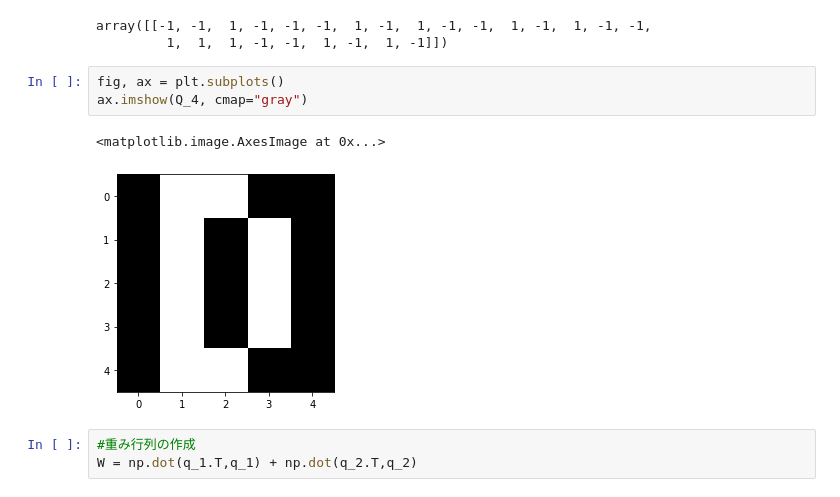
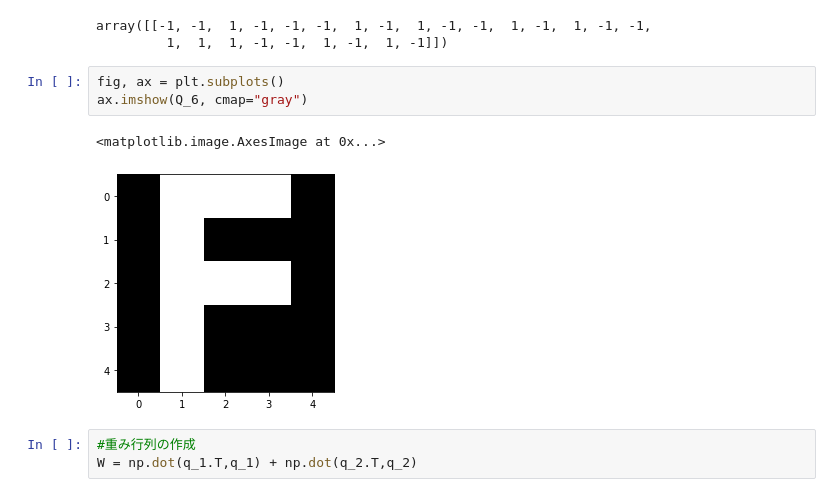
Before and after one commit to komei0727/hopfield_network, a Jupyter notebook: hopfield_network.ipynb, the cells around one changed output. Drawn from its saved outputs; the diff is of its cells as text.

```diff
--- a/hopfield_network.ipynb
+++ b/hopfield_network.ipynb
@@ -22,10 +22,10 @@ array([[-1, -1,  1, -1, -1, -1,  1, -1,  1, -1, -1,  1, -1,  1, -1, -1,
          1,  1,  1, -1, -1,  1, -1,  1, -1]])
 # %%
 fig, ax = plt.subplots()
-ax.imshow(Q_4, cmap="gray")
+ax.imshow(Q_6, cmap="gray")
 # %% [output]
 <matplotlib.image.AxesImage at 0x...>
-[figure, old version]
+[figure, new version]
 # %%
 #重み行列の作成
 W = np.dot(q_1.T,q_1) + np.dot(q_2.T,q_2)
```
Also changed, not shown: 1 other file.
